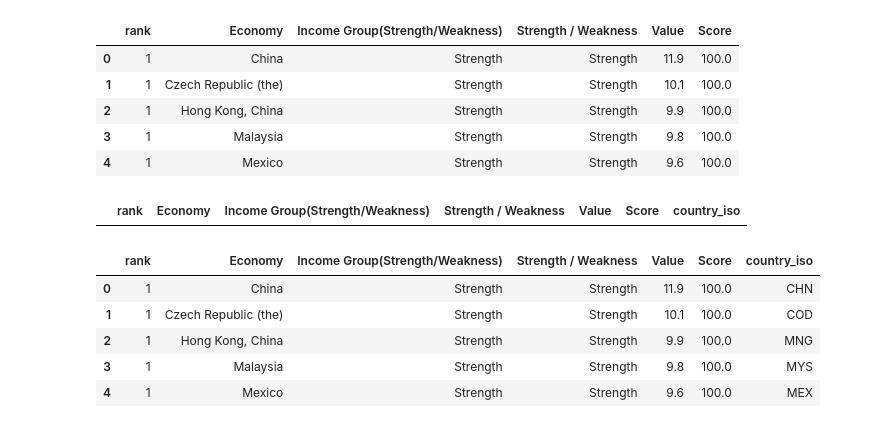
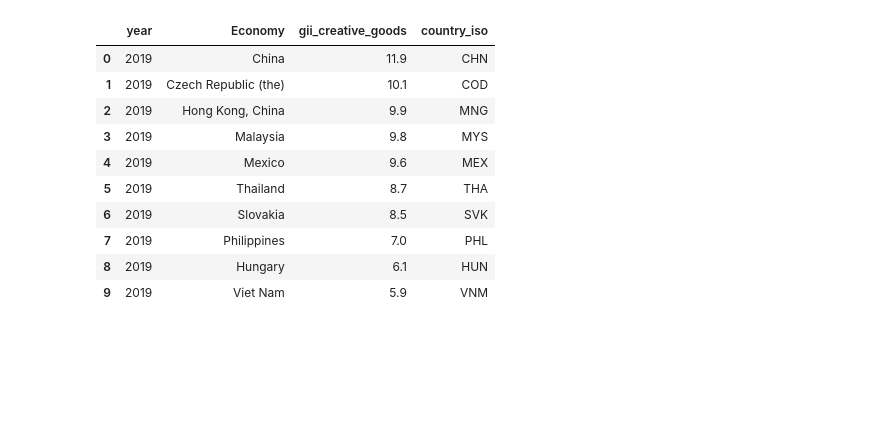
Before and after one commit to MissFacetious/Innovation, a Jupyter notebook: data_integration/gii_conversion.ipynb, the cells around one changed output. Cells and saved outputs as stored; diff of their text form; code cells hidden in the pictures; blank space fills up the shorter version.

Commit message:
script to convert Global Innovation Index (gii) datasets

```diff
--- a/data_integration/gii_conversion.ipynb
+++ b/data_integration/gii_conversion.ipynb
@@ -3,3 +8,7 @@ import pandas as pd
 import difflib
 pd.set_option('display.max_rows', 300)
 pd.set_option('display.max_columns', 100)
+# %%
+# point to dataset
+dataset = 'gii_creative_goods'
+gii = pd.read_csv('../data/' + dataset + '.csv')
@@ -6 +24,4 @@ pd.set_option('display.max_columns', 100)
+# %%
+# make copy
+gii_new = gii.copy()
 # %%
@@ -8,9 +29,0 @@ data = pd.read_csv('../data/gii_creative_goods.csv')
-# %%
-data.head()
-# %% [output]
-|  | rank | Economy | Income Group(Strength/Weakness) | Strength / Weakness | Value | Score |
-| 0 | 1 | China | Strength | Strength | 11.9 | 100.0 |
-| 1 | 1 | Czech Republic (the) | Strength | Strength | 10.1 | 100.0 |
-| 2 | 1 | Hong Kong, China | Strength | Strength | 9.9 | 100.0 |
-| 3 | 1 | Malaysia | Strength | Strength | 9.8 | 100.0 |
-| 4 | 1 | Mexico | Strength | Strength | 9.6 | 100.0 |
@@ -25,17 +34,32 @@ def get_country_iso(name):
         return countries[countries['official_name_en']==p[0]]['ISO3166-1-Alpha-3'].to_list()[0]
     else:
         return ""
+# %%
+# drop excess columns
+gii_new.drop(columns=['rank'], inplace=True)
+gii_new.drop(columns=['Income Group(Strength/Weakness)'], inplace=True)
+gii_new.drop(columns=['Strength / Weakness'], inplace=True)
+gii_new.drop(columns=['Score'], inplace=True)
+
+# add year column (all data reflects 2019 values)
+gii_new.insert(0, 'year', 2019, True)
+
+# rename value column
+gii_new.rename(columns={'Value': dataset}, inplace=True)
 # %%
-data_new['country_iso'] = [get_country_iso(x) for x in data_new['Economy']]
-data_new[data_new['country_iso']=='']
+# assign country codes
+gii_new['country_iso'] = [get_country_iso(x) for x in gii_new['Economy']]
+#gii_new.sample(10)
+gii_new.head(10)
 # %% [output]
-|  | rank | Economy | Income Group(Strength/Weakness) | Strength / Weakness | Value | Score | country_iso |
+|  | year | Economy | gii_creative_goods | country_iso |
+| 0 | 2019 | China | 11.9 | CHN |
+| 1 | 2019 | Czech Republic (the) | 10.1 | COD |
+| 2 | 2019 | Hong Kong, China | 9.9 | MNG |
+| 3 | 2019 | Malaysia | 9.8 | MYS |
+| 4 | 2019 | Mexico | 9.6 | MEX |
+| 5 | 2019 | Thailand | 8.7 | THA |
+| 6 | 2019 | Slovakia | 8.5 | SVK |
+| 7 | 2019 | Philippines | 7.0 | PHL |
+| 8 | 2019 | Hungary | 6.1 | HUN |
+| 9 | 2019 | Viet Nam | 5.9 | VNM |
-# %%
-data_new.head()
-# %% [output]
-|  | rank | Economy | Income Group(Strength/Weakness) | Strength / Weakness | Value | Score | country_iso |
-| 0 | 1 | China | Strength | Strength | 11.9 | 100.0 | CHN |
-| 1 | 1 | Czech Republic (the) | Strength | Strength | 10.1 | 100.0 | COD |
-| 2 | 1 | Hong Kong, China | Strength | Strength | 9.9 | 100.0 | MNG |
-| 3 | 1 | Malaysia | Strength | Strength | 9.8 | 100.0 | MYS |
-| 4 | 1 | Mexico | Strength | Strength | 9.6 | 100.0 | MEX |
```
Also changed, not shown: parts of 14 cells of this notebook.
